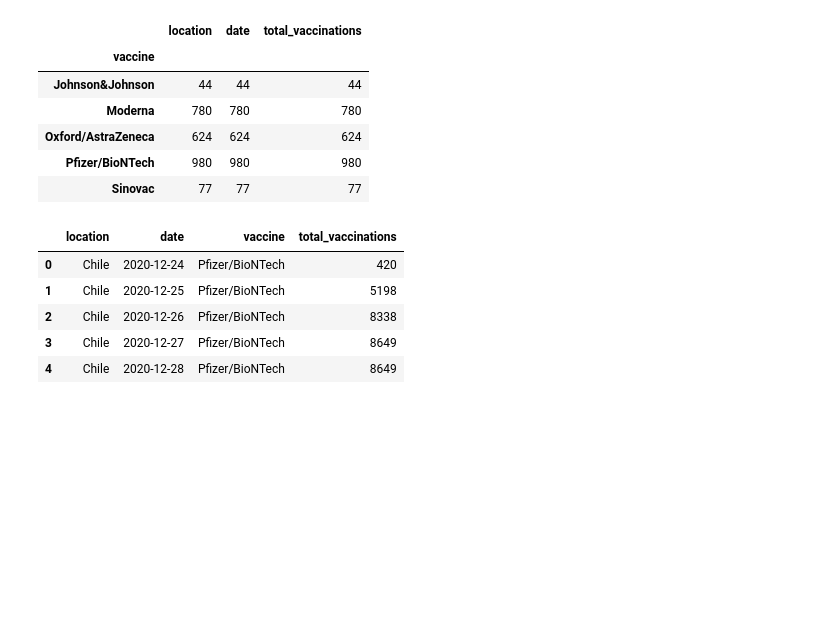
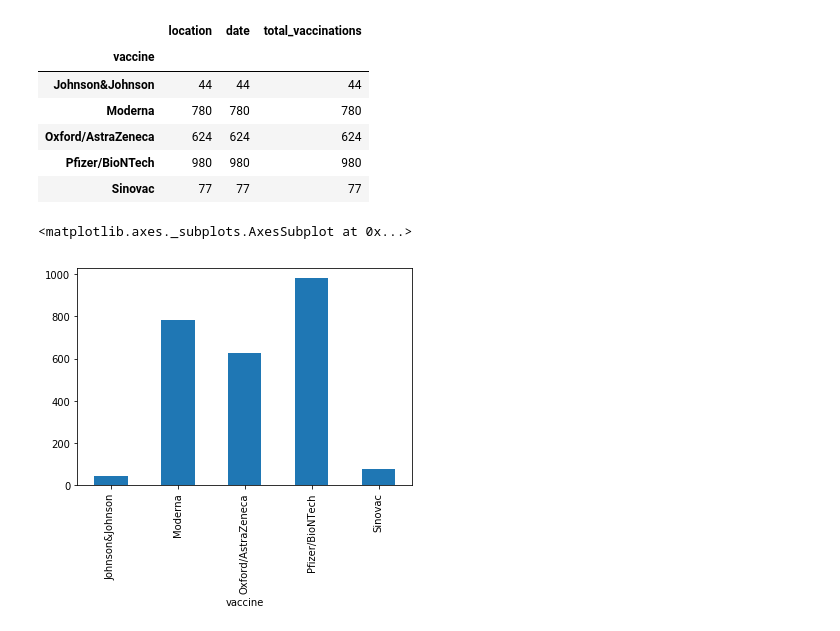
Before and after one commit to surypratap04/COVID-19_VACCINATION_PROGRESS_PROJECT, a Jupyter notebook: notebook.ipynb, the cells around one changed output. Drawn from its saved outputs; the diff is of its cells as text; code cells hidden in the pictures; blank space fills up the shorter version.

```diff
--- a/notebook.ipynb
+++ b/notebook.ipynb
@@ -14,12 +14,8 @@ df_m.groupby('vaccine').count()
 | Oxford/AstraZeneca | 624 | 624 | 624 |
 | Pfizer/BioNTech | 980 | 980 | 980 |
 | Sinovac | 77 | 77 | 77 |
-# %%
-df_m.head()
-# %% [output]
-|  | location | date | vaccine | total_vaccinations |
-| 0 | Chile | 2020-12-24 | Pfizer/BioNTech | 420 |
-| 1 | Chile | 2020-12-25 | Pfizer/BioNTech | 5198 |
-| 2 | Chile | 2020-12-26 | Pfizer/BioNTech | 8338 |
-| 3 | Chile | 2020-12-27 | Pfizer/BioNTech | 8649 |
-| 4 | Chile | 2020-12-28 | Pfizer/BioNTech | 8649 |
+# %%
+df_m.groupby('vaccine').count()['location'].plot(kind='bar')
+# %% [output]
+<matplotlib.axes._subplots.AxesSubplot at 0x...>
+[figure, added]
```
Also changed, not shown: parts of 2 cells of this notebook, 3 other files.
